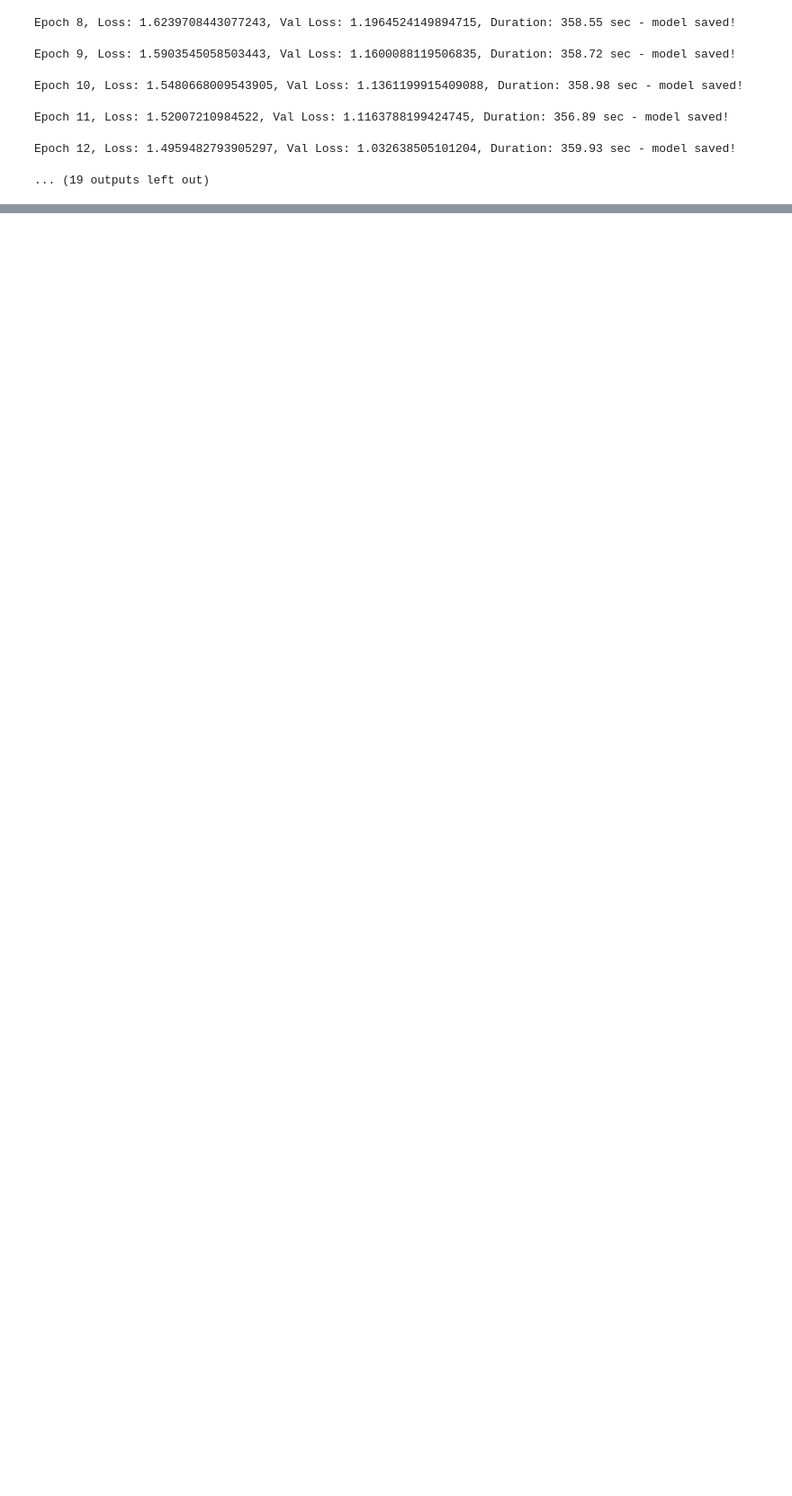
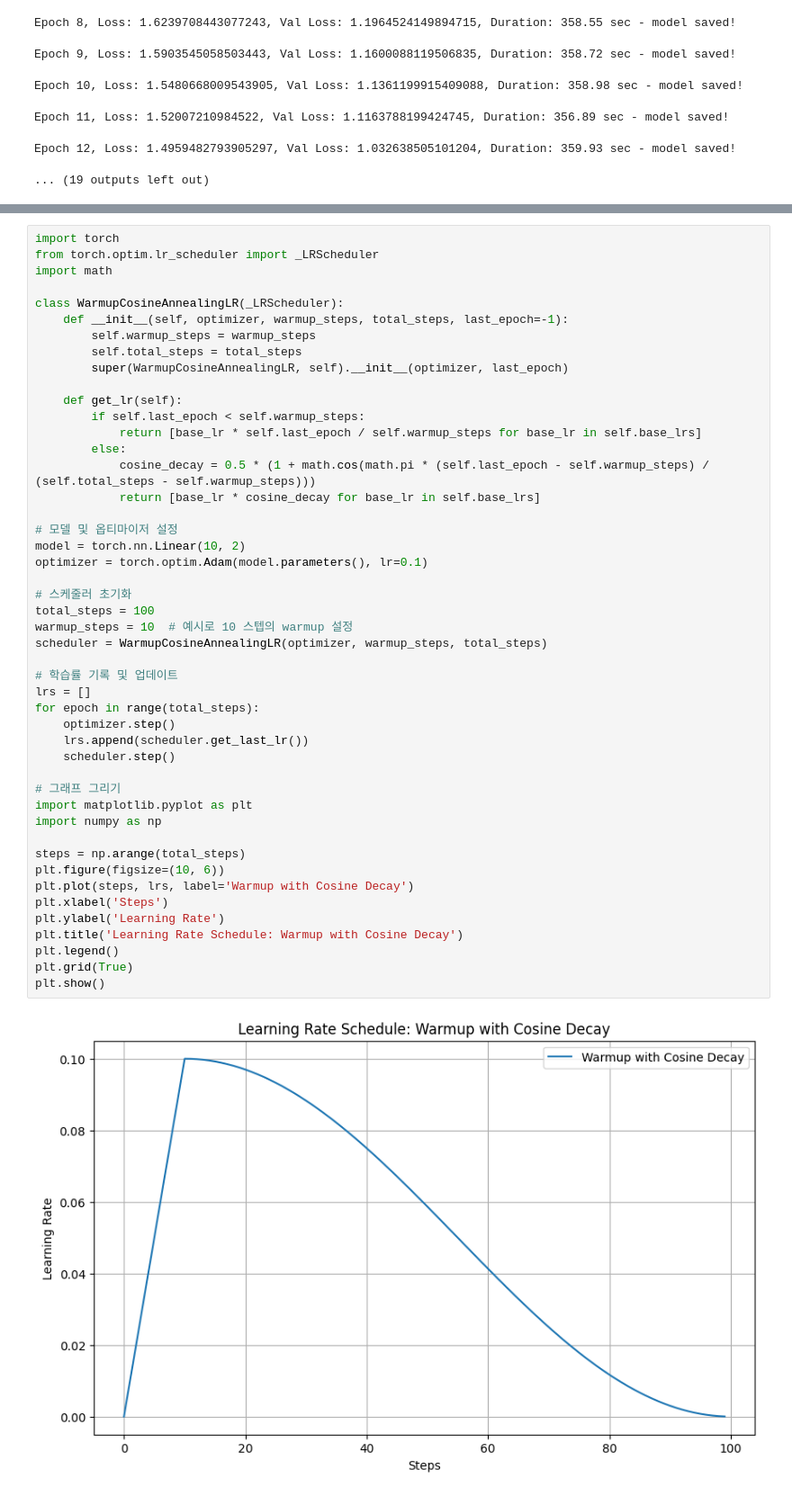
Before and after one commit to leadbreak/study, a Jupyter notebook: algorithm/03.ViT/vit.ipynb, the cells around one changed output, grey strips where cells are left out. Shown at 90% size. Drawn from its saved outputs; the diff is of its cells as text; blank space fills up the shorter version.

```diff
--- a/algorithm/03.ViT/vit.ipynb
+++ b/algorithm/03.ViT/vit.ipynb
@@ -197,0 +235,49 @@ Epoch 12, Loss: 1.4959482793905297, Val Loss: 1.032638505101204, Duration: 359.9
+# %%
+import torch
+from torch.optim.lr_scheduler import _LRScheduler
+import math
+
+class WarmupCosineAnnealingLR(_LRScheduler):
+    def __init__(self, optimizer, warmup_steps, total_steps, last_epoch=-1):
+        self.warmup_steps = warmup_steps
+        self.total_steps = total_steps
+        super(WarmupCosineAnnealingLR, self).__init__(optimizer, last_epoch)
+
+    def get_lr(self):
+        if self.last_epoch < self.warmup_steps:
+            return [base_lr * self.last_epoch / self.warmup_steps for base_lr in self.base_lrs]
+        else:
+            cosine_decay = 0.5 * (1 + math.cos(math.pi * (self.last_epoch - self.warmup_steps) / (self.total_steps - self.warmup_steps)))
+            return [base_lr * cosine_decay for base_lr in self.base_lrs]
+
+# 모델 및 옵티마이저 설정
+model = torch.nn.Linear(10, 2)
+optimizer = torch.optim.Adam(model.parameters(), lr=0.1)
+
+# 스케줄러 초기화
+total_steps = 100
+warmup_steps = 10  # 예시로 10 스텝의 warmup 설정
+scheduler = WarmupCosineAnnealingLR(optimizer, warmup_steps, total_steps)
+
+# 학습률 기록 및 업데이트
+lrs = []
+for epoch in range(total_steps):
+    optimizer.step()
+    lrs.append(scheduler.get_last_lr())
+    scheduler.step()
+
+# 그래프 그리기
+import matplotlib.pyplot as plt
+import numpy as np
+
+steps = np.arange(total_steps)
+plt.figure(figsize=(10, 6))
+plt.plot(steps, lrs, label='Warmup with Cosine Decay')
+plt.xlabel('Steps')
+plt.ylabel('Learning Rate')
+plt.title('Learning Rate Schedule: Warmup with Cosine Decay')
+plt.legend()
+plt.grid(True)
+plt.show()
+# %% [output]
+[figure, added]
```
Also changed, not shown: parts of 1 cell of this notebook, 2 other files.
